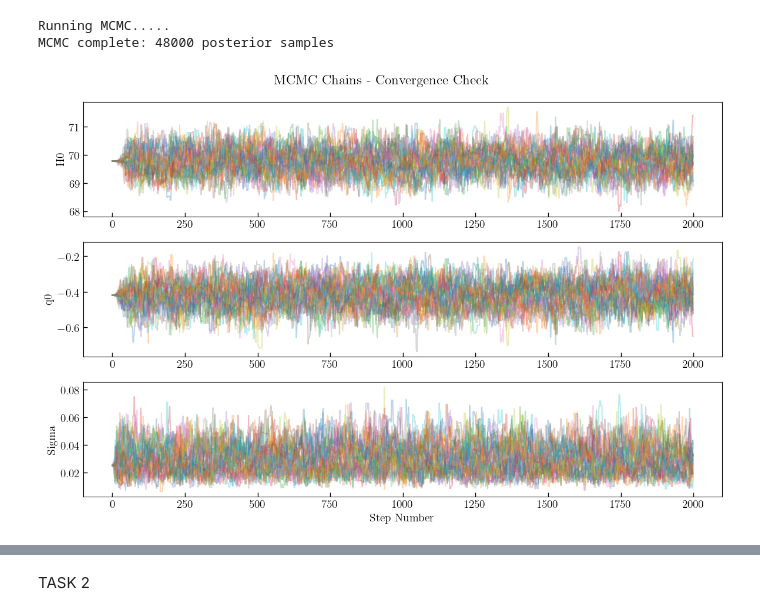
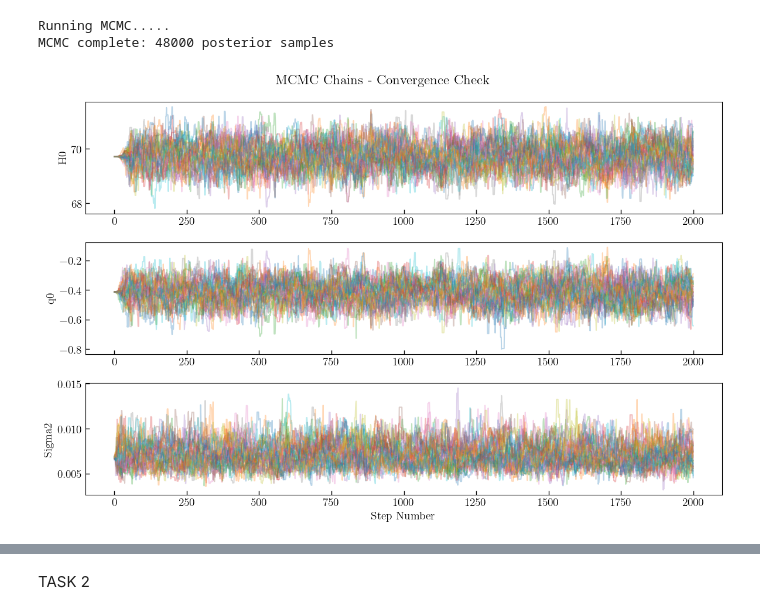
Before and after one commit to Saintcyberwarrior/cosmology-supernova-analysis, a Jupyter notebook: notebooks/project_1_yvb.ipynb, the cells around one changed output, grey strips where cells are left out. Drawn from its saved outputs; the diff is of its cells as text; code cells hidden in the pictures.

```diff
--- a/notebooks/project_1_yvb.ipynb
+++ b/notebooks/project_1_yvb.ipynb
@@ -83,44 +85,47 @@ def distance_modulus_model(z, H0, q0):
     return mu
 # %%
 def log_inverse_gamma(x, alpha, beta):
-    return (alpha * np.log(beta) - scipy.special.gammaln(alpha)
+    """
+    f(x;alpha, beta) = (\beta^\alpha/gamma_fxn(\alpha))(1/x)^{\alpha+1}exp{\beta/x}
+    """
+    return (alpha * np.log(beta) - special.gammaln(alpha)
             - (alpha + 1) * np.log(x) - beta/x)
 
 def log_prior(params):
     """
     Prior distributions for parameters [H0, q0, sigma]
     """
-    H0, q0, sigma = params
+    H0, q0, sigma2 = params
 
     # Uniform priors for H0 and q0
     if not (50 < H0 < 100):
         return -np.inf
     if not (-2 < q0 < 2):
         return -np.inf
-    if sigma <= 0:
+    if sigma2 <= 0:
         return -np.inf
 
-    # Inverse Gamma prior for sigma^2 (intrinsic scatter)
-    alpha = 2   # shape parameter
-    beta = 0.1  # scale parameter
-    log_prior_sigma = log_inverse_gamma(sigma, alpha, beta)
+    # Inverse Gamma prior for sigma^2 -- intrinsic scatter
+    alpha = 2
+    beta = 0.1
+    log_prior_sigma2 = log_inverse_gamma(sigma2, alpha, beta)
 
-    return log_prior_sigma
+    return log_prior_sigma2
 # %%
 def log_likelihood(params, z_data, mu_data, mu_err_data):
     """
     Gaussian log-likelihood with measurement errors and intrinsic scatter
     Uses data weights proportional to measurement errors
     """
-    H0, q0, sigma = params
+    H0, q0, sigma2 = params
     #sigma = np.sqrt(sigma2)
 
     mu_model = distance_modulus_model(z_data, H0, q0)
 
     # Total variance = measurement error^2 + intrinsic scatter^2
-    total_variance = mu_err_data**2 + sigma**2
+    total_variance = mu_err_data**2 + sigma2
 
-    # Gaussian log-likelihood with weights
+    # Gaussian log-likelihood with weights as measurement error
     logL = -0.5 * np.sum(
         (mu_data - mu_model)**2 / total_variance +
         np.log(2 * np.pi * total_variance)
@@ -133,8 +138,6 @@ def log_posterior(params, z_data, mu_data, mu_err_data):
     Total log posterior = log_prior + log_likelihood
     """
     lp = log_prior(params)
-    if not np.isfinite(lp):
-        return -np.inf
 
     ll = log_likelihood(params, z_data, mu_data, mu_err_data)
     return lp + ll
@@ -148,7 +151,7 @@ mu_err_data = df_lowz['Distance modulus error'].values
 # %% [markdown]
 Now we can find MAP Estimate:
 # %%
-initial_guess = [70, -0.5, 0.2] # H0,q0, sigma2
+initial_guess = [70, -0.5, 0.04] # H0,q0, sigma
 # %%
 print("Finding MAP estimate:")
 result = minimize(neg_log_posterior, initial_guess, method='Nelder-Mead')
@@ -210,14 +238,14 @@ Running MCMC.....
 MCMC complete: 48000 posterior samples
 # %%
 plt.figure(figsize=(12, 8))
-for i, param_name in enumerate(['H0', 'q0', 'Sigma']):
+for i, param_name in enumerate(['H0', 'q0', 'Sigma2']):
     plt.subplot(3, 1, i+1)
     plt.plot(sampler.chain[:, :, i].T, alpha=0.3)
     plt.ylabel(param_name)
     if i == 2:
         plt.xlabel('Step Number')
 plt.suptitle('MCMC Chains - Convergence Check')
 plt.tight_layout()
 plt.show()
 # %% [output]
-[figure, old version]
+[figure, new version]
```
Also changed, not shown: parts of 28 cells of this notebook.
